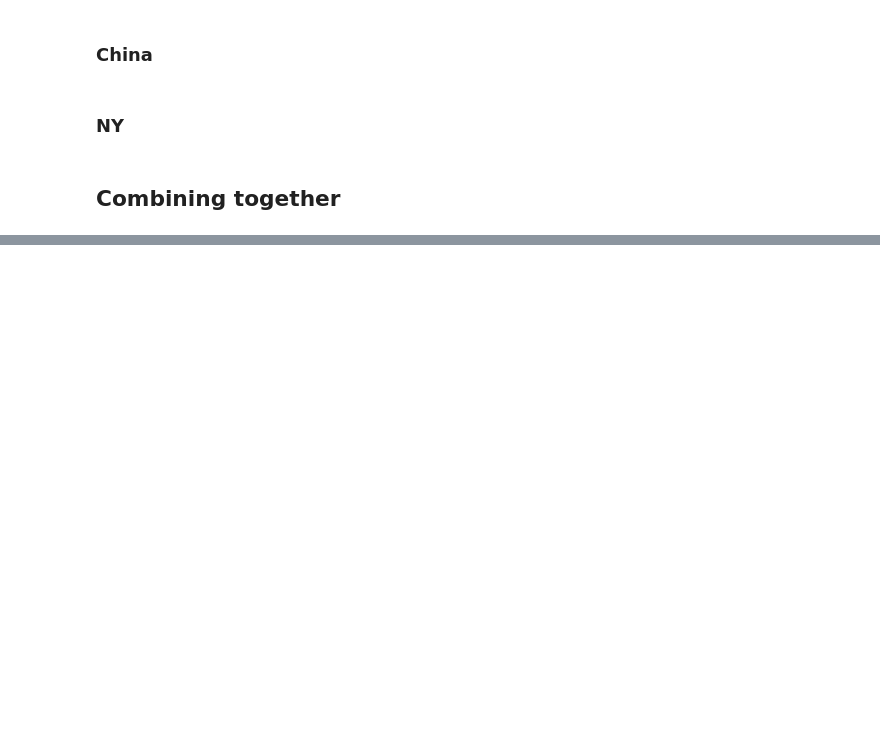
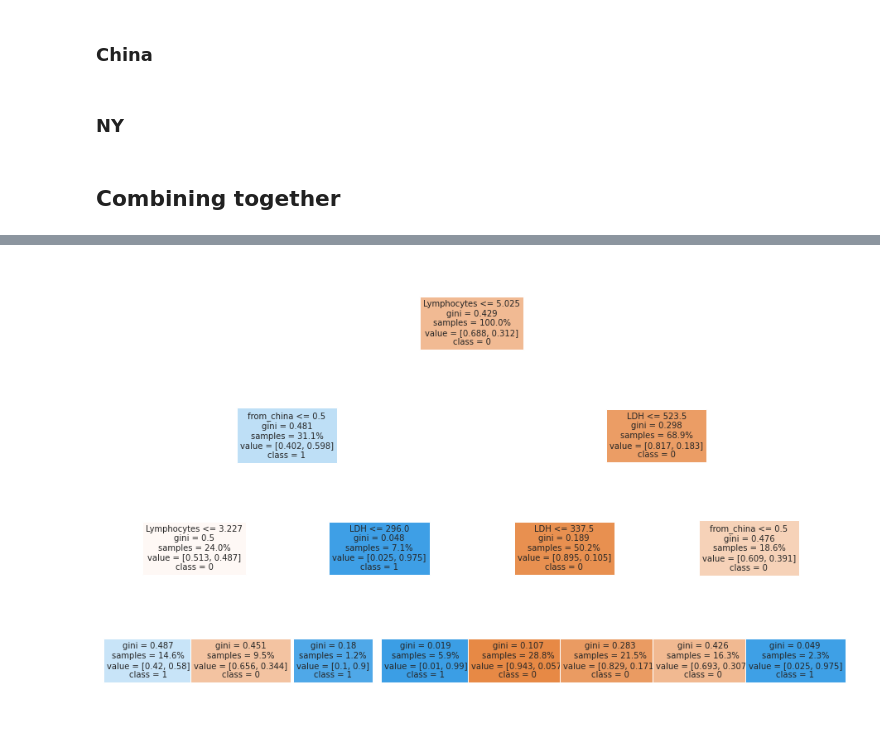
Before and after one commit to mini-pw/2021L-WB-ML, a Jupyter notebook: DeepJajo/raport_v3/lazy_classifier.ipynb, the cells around one changed output, grey strips where cells are left out. Drawn from its saved outputs; the diff is of its cells as text; code cells hidden in the pictures; blank space fills up the shorter version.

Commit message:
add extratrees

```diff
--- a/DeepJajo/raport_v3/lazy_classifier.ipynb
+++ b/DeepJajo/raport_v3/lazy_classifier.ipynb
@@ -16,7 +17,7 @@ X = df.drop("death", axis = 1)
 y_netherlands = df.death
 netherlands = df
 y_netherlands = df.death
-netherlands = netherlands.iloc[:,2:-2]
+netherlands = netherlands.iloc[:,2:-1]
 netherlands['death'] = y_netherlands
 netherlands['from'] = 'netherlands'
 netherlands = netherlands.rename(columns = { 'Percentage lymphocytes':'Lymphocytes', 'LD':'LDH'})
@@ -66,0 +144,9 @@ print(models)
+# %%
+nations = nations.dropna()
+X = nations.drop("death", axis = 1)
+trees = ExtraTreesClassifier()
+parameters = {'max_depth': [None,5,10,15,20,30,50,100,200], 'n_estimators':[10,20,50,100,150,1000]}
+one_hot_data = pd.get_dummies(X)
+# %%
+clf = GridSearchCV(trees, parameters)
+clf.fit(one_hot_data, nations.death)
@@ -66,0 +162,2 @@ print(models)
+# %%
+exp = dx.Explainer(clf, one_hot_data, nations['death'])
@@ -66,0 +198,5 @@ print(models)
+# %%
+sur = exp.model_surrogate(max_vars=4, max_depth=3)
+sur.plot()
+# %% [output]
+[figure, added]
```
Also changed, not shown: parts of 16 cells of this notebook.
